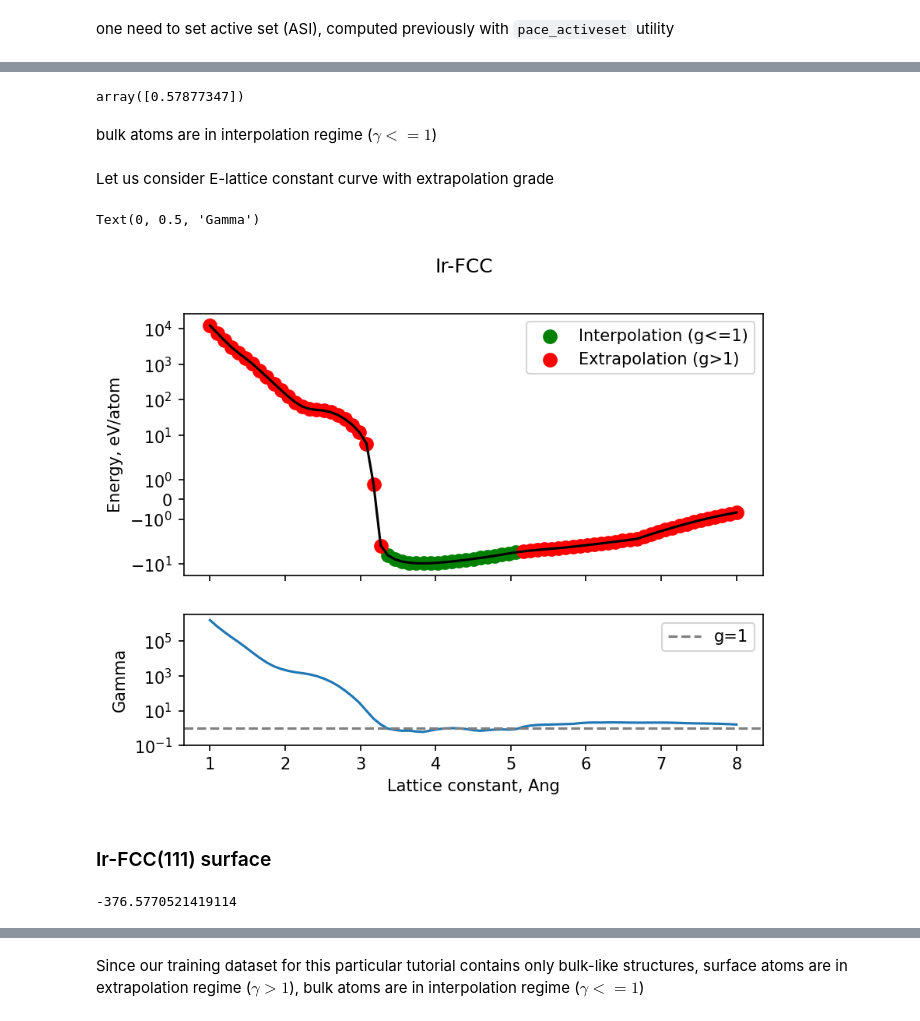
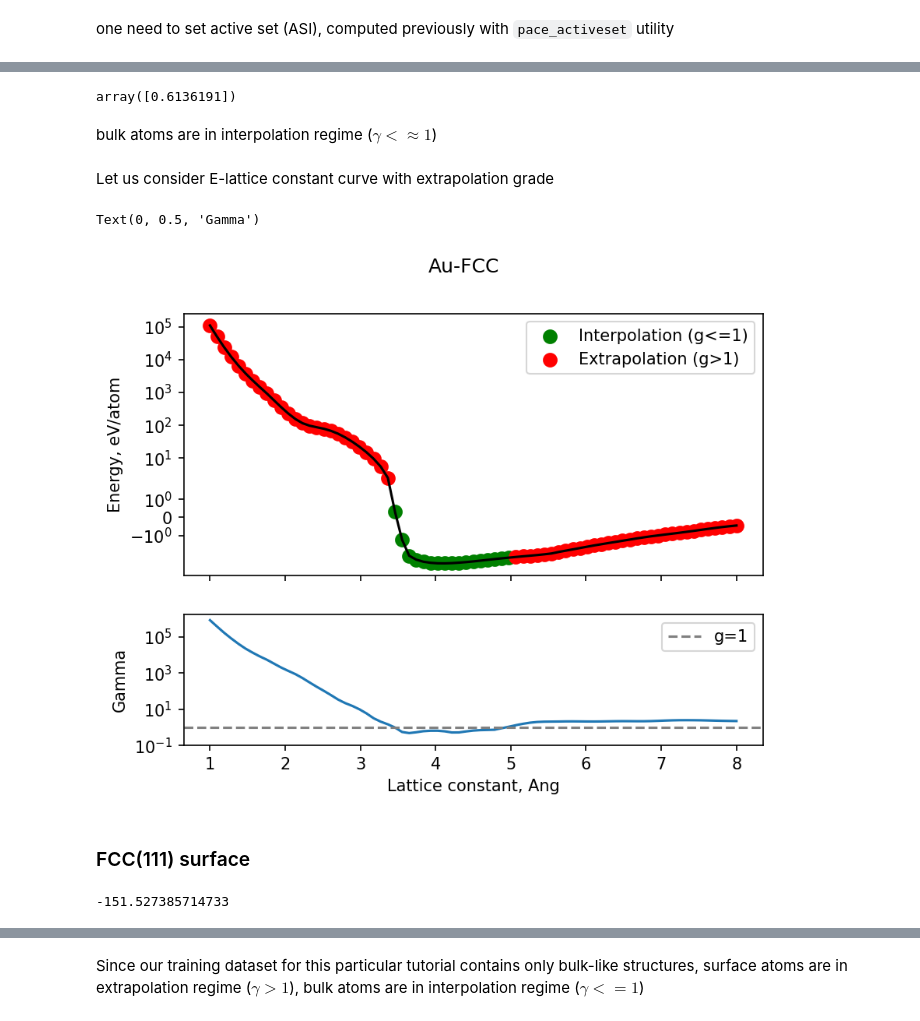
Before and after one commit to ICAMS/grace-tutorial, a Jupyter notebook: 2-HEA25S/2-python-ase/HEA25-GRACE-FS.ipynb, the cells around one changed output, grey strips where cells are left out. Drawn from its saved outputs; the diff is of its cells as text; code cells hidden in the pictures.

```diff
--- a/2-HEA25S/2-python-ase/HEA25-GRACE-FS.ipynb
+++ b/2-HEA25S/2-python-ase/HEA25-GRACE-FS.ipynb
@@ -10,6 +10,8 @@ from ase.optimize import BFGS, FIRE
 from ase.constraints import ExpCellFilter
 # %%
 from ase.visualize import view
+# %%
+element='Au'
 # %% [markdown]
 # GPU: Tensorpotential calculator
 # %%
@@ -184,9 +204,9 @@ Ir_bulk.get_potential_energy()
 # %%
-Ir_bulk.calc.results['gamma']
+fcc_bulk.calc.results['gamma']
 # %% [output]
-array([0.57877347])
+array([0.6136191])
 # %% [markdown]
-bulk atoms are in interpolation regime ($\gamma<=1$)
+bulk atoms are in interpolation regime ($\gamma<\approx1$)
 # %% [markdown]
 Let us consider E-lattice constant curve with extrapolation grade
 # %%
@@ -196,7 +216,7 @@ energy_list=[]
 gamma_list=[]
 
 for a in a_list:
-    at = bulk("Ir","fcc",a=a)
+    at = bulk(element,"fcc",a=a)
     at.calc=calc_fs
 
     e=at.get_potential_energy()
@@ -209,33 +229,33 @@ gamma_list=np.array(gamma_list)
 
 energy_list=np.array(energy_list)
 
-mask = gamma_list<=1 # interpolation region
+mask = gamma_list<=1.1 # interpolation region
 # %%
 fig, axs= plt.subplots(nrows=2, ncols=1, sharex=True, height_ratios = [2,1], dpi=150)
 
-fig.suptitle("Ir-FCC")
+fig.suptitle(element+"-FCC")
 #### energy ###
 axs[0].plot(a_list, energy_list, color='black')
 axs[0].scatter(a_list[mask], energy_list[mask], lw=3, color="green", label='Interpolation (g<=1)')
 axs[0].scatter(a_list[~mask], energy_list[~mask], lw=3, color="red", label='Extrapolation (g>1)')
 
 axs[0].legend()
 axs[0].set_yscale('symlog')
 axs[0].set_ylabel("Energy, eV/atom")
 
 #### gamma ###
 axs[1].plot(a_list, gamma_list)
 axs[1].set_yscale('log');
 axs[1].set_xlabel("Lattice constant, Ang")
 
 
 axs[1].axhline(1.0, ls='--', color='gray', label='g=1')
 axs[1].legend()
 axs[1].set_ylim(0.1, None)
 axs[1].set_ylabel("Gamma")
 # %% [output]
 Text(0, 0.5, 'Gamma')
-[figure, old version]
+[figure, new version]
 # %% [markdown]
-### Ir-FCC(111) surface
+### FCC(111) surface
 # %%
@@ -243,5 +263,5 @@ Ir_surface.calc=calc_fs
 # %%
-Ir_surface.get_potential_energy()
+fcc_111_surface.get_potential_energy()
 # %% [output]
--376.5770521419114
+-151.527385714733
 # %%
```
Also changed, not shown: parts of 35 cells of this notebook, 10 other files.
